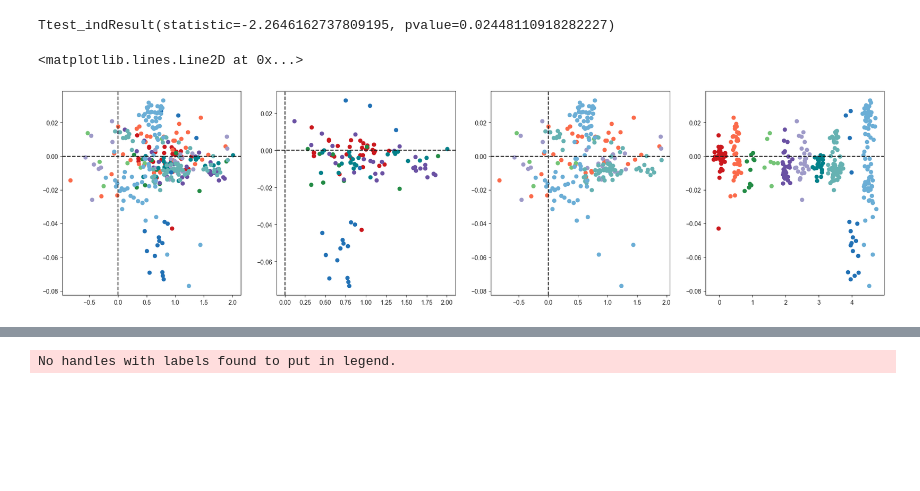
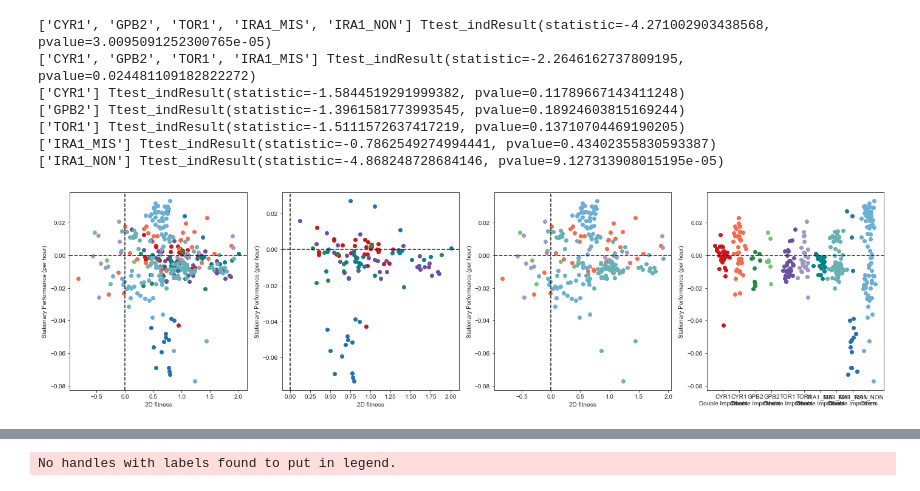
Before and after one commit to grantkinsler/EvolvingFront, a Jupyter notebook: code/analysis/2D fitness vs stationary performance.ipynb, the cells around one changed output, grey strips where cells are left out. Drawn from its saved outputs; the diff is of its cells as text; code cells hidden in the pictures; blank space fills up the shorter version.

Commit message:
updates to stationary costs, tradeoff quantification

```diff
--- a/code/analysis/2D fitness vs stationary performance.ipynb
+++ b/code/analysis/2D fitness vs stationary performance.ipynb
@@ -583,31 +585,36 @@ slope non-zero ['Evo3D'] IRA1_NON -0.014176713185452735 0.00041769339471317936
 
 evo_cond = ['Evo2D']
 
-this_anc = merged_fitness[merged_fitness['ancestor'].isin(['CYR1','GPB2','TOR1','IRA1_MIS','IRA1_NON'])]
-this_anc = merged_fitness[merged_fitness['ancestor'].isin(['CYR1','GPB2','TOR1','IRA1_MIS'])]
+for anc_list in [['CYR1','GPB2','TOR1','IRA1_MIS','IRA1_NON'],
+                 ['CYR1','GPB2','TOR1','IRA1_MIS'],
+                 ['CYR1'],['GPB2'],['TOR1'],['IRA1_MIS'],['IRA1_NON']]:
 
-these_pure_diploids = this_anc[this_anc['class_new']=='pure_diploids']['barcode'].values
-these_neutral_haploids = this_anc[this_anc['class_new']=='neutral_haploids']['barcode'].values
+# this_anc = merged_fitness[merged_fitness['ancestor'].isin(['CYR1','GPB2','TOR1','IRA1_MIS','IRA1_NON'])]
+    this_anc = merged_fitness[merged_fitness['ancestor'].isin(anc_list)]
 
-interesting_muts = this_anc[~this_anc['barcode'].isin(list(these_neutral_haploids)+list(these_pure_diploids))]
+    these_pure_diploids = this_anc[this_anc['class_new']=='pure_diploids']['barcode'].values
+    these_neutral_haploids = this_anc[this_anc['class_new']=='neutral_haploids']['barcode'].values
+
+    interesting_muts = this_anc[~this_anc['barcode'].isin(list(these_neutral_haploids)+list(these_pure_diploids))]
+
+    interesting_muts = interesting_muts[interesting_muts['evolution_condition'].isin(evo_cond)]
+    this_data = interesting_muts[interesting_muts['evolution_condition'].isin(evo_cond)]
+
+    # plt.scatter(this_data['Fit2D_early_fitness_relative'],this_data['StaPerHour_relative'])
+
+    double_improvers = interesting_muts[(interesting_muts['FerPerHour_relative']>0) &
+                                       (interesting_muts['ResPerHour_relative']>0)]
+
+    slackers = interesting_muts[~((interesting_muts['FerPerHour_relative']>0) &
+                                       (interesting_muts['ResPerHour_relative']>0))]
+
+    # plt.scatter(double_improvers['Fit2D_early_fitness_relative'],double_improvers['StaPerHour_relative'])
+
+    ttest = scipy.stats.ttest_ind(double_improvers['StaPerHour_relative'],slackers['StaPerHour_relative'],equal_var=False)
+    print(anc_list,ttest)
 
 
-interesting_muts = interesting_muts[interesting_muts['evolution_condition'].isin(evo_cond)]
-this_data = interesting_muts[interesting_muts['evolution_condition'].isin(evo_cond)]
-
-# plt.scatter(this_data['Fit2D_early_fitness_relative'],this_data['StaPerHour_relative'])
-
-double_improvers = interesting_muts[(interesting_muts['FerPerHour_relative']>0) &
-                                   (interesting_muts['ResPerHour_relative']>0)]
-
-slackers = interesting_muts[~((interesting_muts['FerPerHour_relative']>0) &
-                                   (interesting_muts['ResPerHour_relative']>0))]
-
-# plt.scatter(double_improvers['Fit2D_early_fitness_relative'],double_improvers['StaPerHour_relative'])
-
-ttest = scipy.stats.ttest_ind(double_improvers['StaPerHour_relative'],slackers['StaPerHour_relative'],equal_var=False)
-print(ttest)
-
+anc_list = ['CYR1','GPB2','TOR1','IRA1_MIS','IRA1_NON']
 fig,axs = plt.subplots(figsize=(6*4,6),ncols=4,nrows=1)
 for a,anc  in enumerate(['CYR1','GPB2','TOR1','IRA1_MIS','IRA1_NON']):
 
@@ -625,34 +632,54 @@ for a,anc  in enumerate(['CYR1','GPB2','TOR1','IRA1_MIS','IRA1_NON']):
     double_improvers = interesting_muts[(interesting_muts['FerPerHour_relative']>0) &
                                    (interesting_muts['ResPerHour_relative']>0)]
 
     slackers = interesting_muts[~((interesting_muts['FerPerHour_relative']>0) &
                                    (interesting_muts['ResPerHour_relative']>0))]
 
 
     axs[0].scatter(double_improvers['Fit2D_early_fitness_relative'],double_improvers['StaPerHour_relative'],color=tools.anc_evo_cond_color_map[anc]['Evo3D'])
     axs[0].scatter(slackers['Fit2D_early_fitness_relative'],slackers['StaPerHour_relative'],color=tools.anc_evo_cond_color_map[anc]['Evo2D'])
     axs[1].scatter(double_improvers['Fit2D_early_fitness_relative'],double_improvers['StaPerHour_relative'],color=tools.anc_evo_cond_color_map[anc]['Evo3D'])
     axs[2].scatter(slackers['Fit2D_early_fitness_relative'],slackers['StaPerHour_relative'],color=tools.anc_evo_cond_color_map[anc]['Evo2D'])
 
     axs[3].scatter([tools.jitter_point(a,0.1) for i in range(len(double_improvers['StaPerHour_relative']))],
                    double_improvers['StaPerHour_relative'].values,
                    color=tools.anc_evo_cond_color_map[anc]['Evo3D'])
     axs[3].scatter([tools.jitter_point(a+0.5,0.1) for i in range(len(slackers['StaPerHour_relative']))],
                    slackers['StaPerHour_relative'].values,
                    color=tools.anc_evo_cond_color_map[anc]['Evo2D'])
 
+axs[3].set_xticks([a+c*0.5 for c,cl in enumerate(['Double\nImprovers','Others']) for a,anc in enumerate(anc_list) ])
+axs[3].set_xticklabels([f'{anc}\n{cl}' for cl in ['Double Improvers','Others'] for anc in anc_list ])
+
 axs[0].axhline(0,color='k',linestyle='--')
 axs[0].axvline(0,color='k',linestyle='--')
+axs[0].set_xlabel('2D fitness')
+axs[0].set_ylabel('Stationary Performance (per hour)')
+
+
 
 axs[1].axhline(0,color='k',linestyle='--')
 axs[1].axvline(0,color='k',linestyle='--')
+axs[1].set_xlabel('2D fitness')
+axs[1].set_ylabel('Stationary Performance (per hour)')
 
 axs[2].axhline(0,color='k',linestyle='--')
 axs[2].axvline(0,color='k',linestyle='--')
+axs[2].set_xlabel('2D fitness')
+axs[2].set_ylabel('Stationary Performance (per hour)')
 
 axs[3].axhline(0,color='k',linestyle='--')
+# axs[0].set_xlabel('2D fitness')
+axs[3].set_ylabel('Stationary Performance (per hour)')
+
+plt.savefig(f'{home_dir}/figures/analysis/stationary_effect/second_step_by_adaptive_pleiotropy.pdf',bbox_inches='tight')
 # %% [output]
-Ttest_indResult(statistic=-2.2646162737809195, pvalue=0.02448110918282227)
+['CYR1', 'GPB2', 'TOR1', 'IRA1_MIS', 'IRA1_NON'] Ttest_indResult(statistic=-4.271002903438568, pvalue=3.0095091252300765e-05)
+['CYR1', 'GPB2', 'TOR1', 'IRA1_MIS'] Ttest_indResult(statistic=-2.2646162737809195, pvalue=0.024481109182822272)
+['CYR1'] Ttest_indResult(statistic=-1.5844519291999382, pvalue=0.11789667143411248)
+['GPB2'] Ttest_indResult(statistic=-1.3961581773993545, pvalue=0.18924603815169244)
+['TOR1'] Ttest_indResult(statistic=-1.5111572637417219, pvalue=0.13710704469190205)
+['IRA1_MIS'] Ttest_indResult(statistic=-0.7862549274994441, pvalue=0.43402355830593387)
+['IRA1_NON'] Ttest_indResult(statistic=-4.868248728684146, pvalue=9.127313908015195e-05)
-<matplotlib.lines.Line2D at 0x...>
-[figure, old version]
+[figure, new version]
 # %%
```
Also changed, not shown: parts of 5 cells of this notebook, 11 other files.
